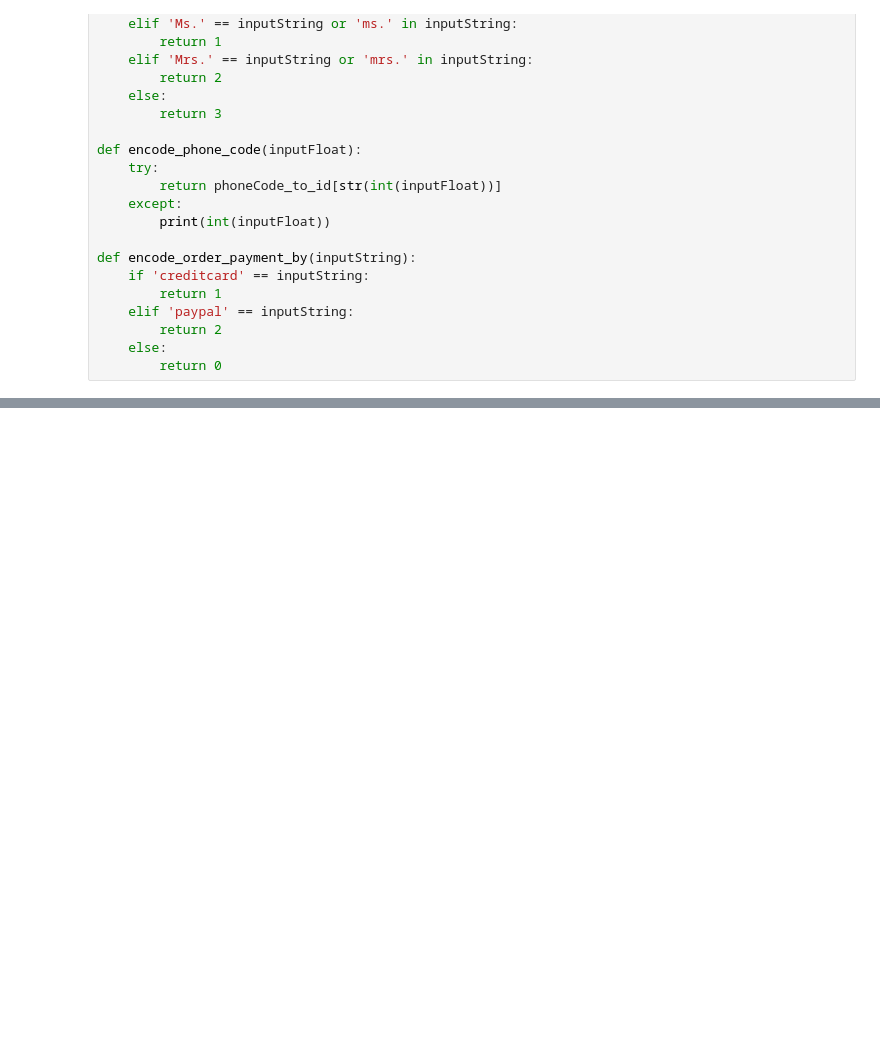
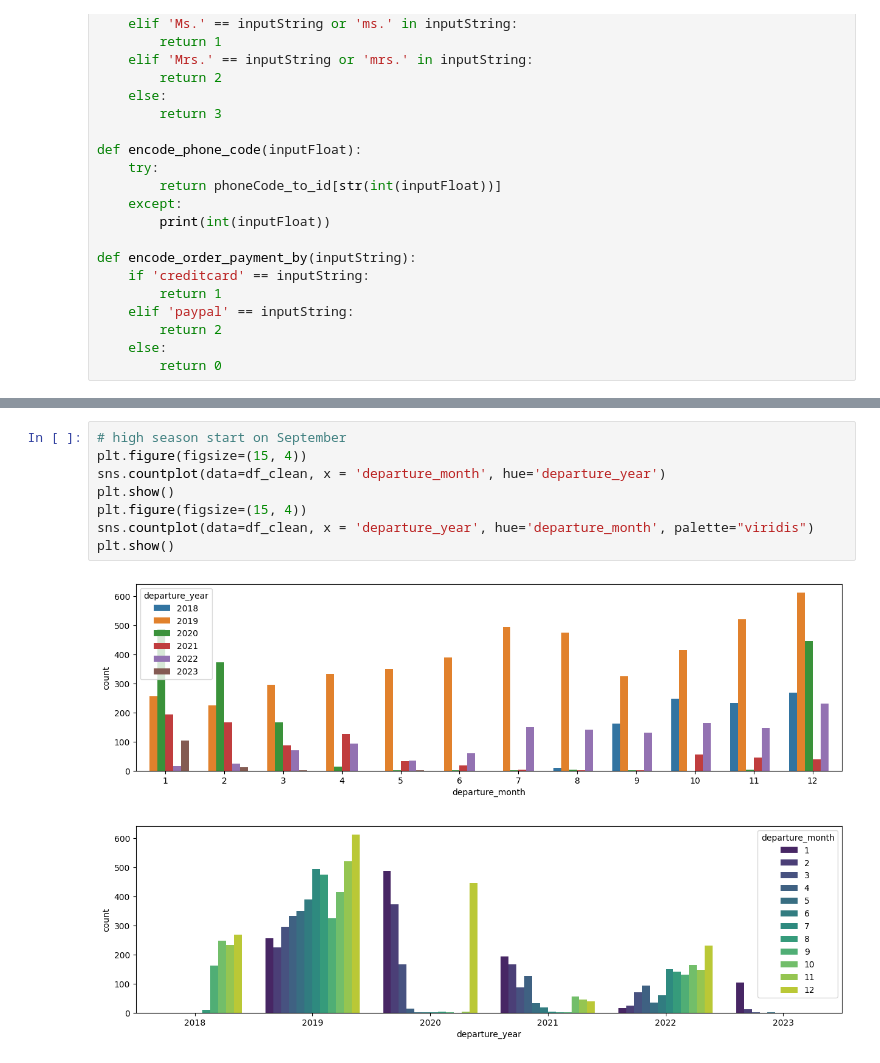
Before and after one commit to RooTBeaM/recommandation_system, a Jupyter notebook: fill_users.ipynb, the cells around one changed output, grey strips where cells are left out. Cells and saved outputs as stored; diff of their text form; blank space fills up the shorter version.

```diff
--- a/fill_users.ipynb
+++ b/fill_users.ipynb
@@ -218 +219,12 @@ df_order_v1[df_order_v1['order_departure_date']<df_order_v1['order_date']]
+# %%
+# high season start on September
+plt.figure(figsize=(15, 4))
+sns.countplot(data=df_clean, x = 'departure_month', hue='departure_year')
+plt.show()
+plt.figure(figsize=(15, 4))
+sns.countplot(data=df_clean, x = 'departure_year', hue='departure_month', palette="viridis")
+plt.show()
+# %% [output]
+[figure, added]
+[figure, added]
 # %%
```
Also changed, not shown: parts of 27 cells of this notebook, 3 other files.
